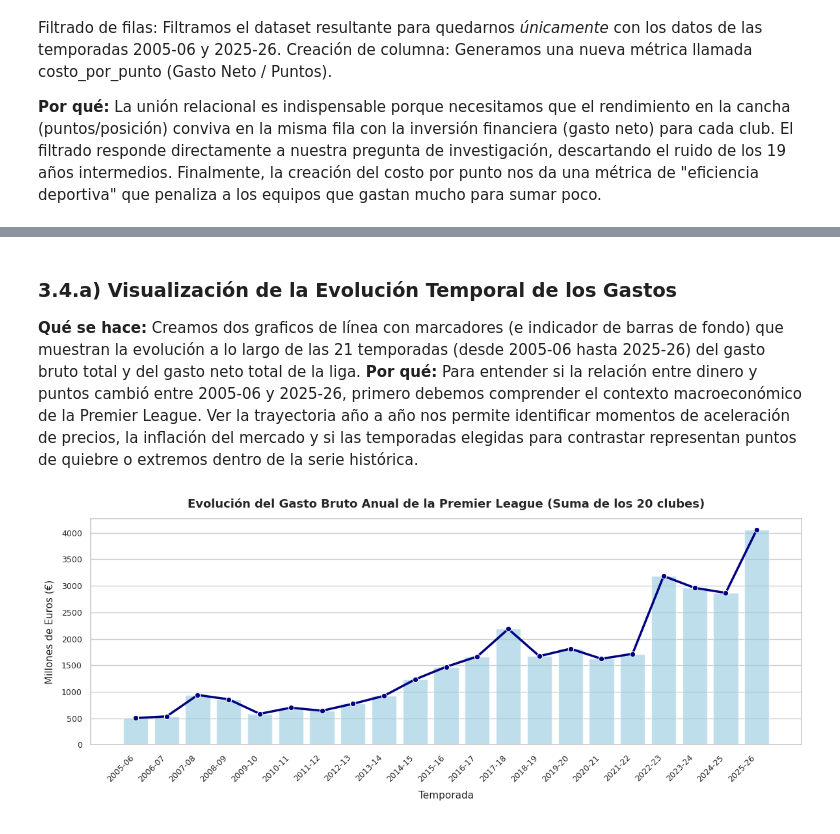
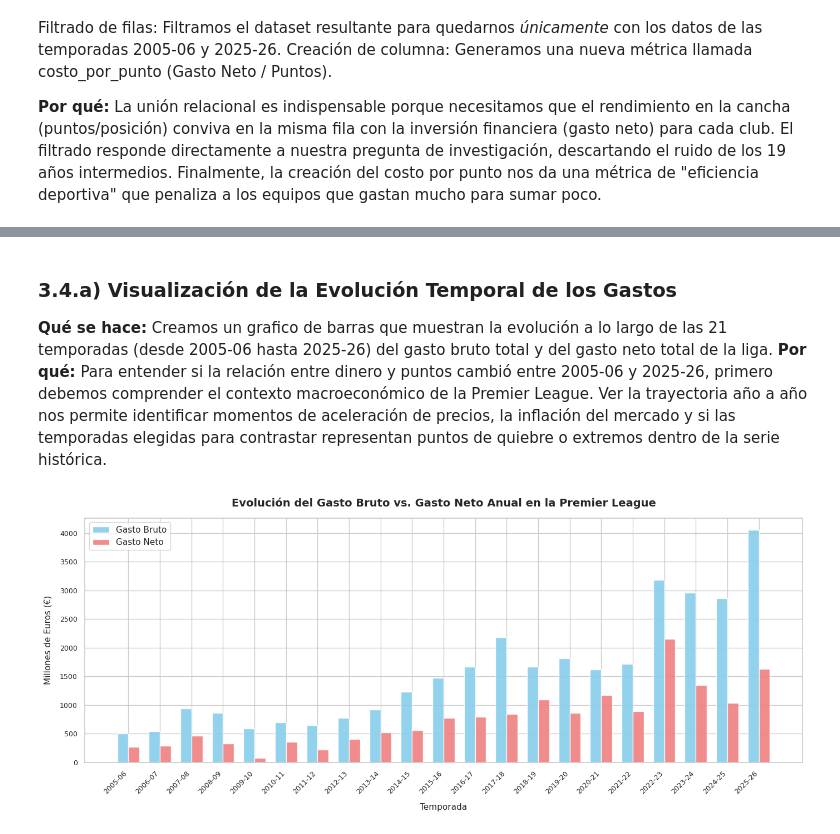
Before and after one commit to valeencamargo14/TP-Labo-, a Jupyter notebook: TP_Labo.ipynb, the cells around one changed output, grey strips where cells are left out. Drawn from its saved outputs; the diff is of its cells as text; code cells hidden in the pictures.

Commit message:
Cambio de grafico en el 3.4.a)

```diff
--- a/TP_Labo.ipynb
+++ b/TP_Labo.ipynb
@@ -332,24 +332,31 @@ Dimensiones del nuevo dataset de estudio: (40, 18)
 | 2 | 2025-26 | Manchester United | 3 | 71 | 38 | 20 | 11 | 7 | 69 | ... |
 # %% [markdown]
 ### 3.4.a) Visualización de la Evolución Temporal de los Gastos
-**Qué se hace:** Creamos dos graficos de línea con marcadores (e indicador de barras de fondo) que muestran la evolución a lo largo de las 21 temporadas (desde 2005-06 hasta 2025-26) del gasto bruto total y del gasto neto total de la liga.
+**Qué se hace:** Creamos un grafico de barras que muestran la evolución a lo largo de las 21 temporadas (desde 2005-06 hasta 2025-26) del gasto bruto total y del gasto neto total de la liga.
 **Por qué:** Para entender si la relación entre dinero y puntos cambió entre 2005-06 y 2025-26, primero debemos comprender el contexto macroeconómico de la Premier League. Ver la trayectoria año a año nos permite identificar momentos de aceleración de precios, la inflación del mercado y si las temporadas elegidas para contrastar representan puntos de quiebre o extremos dentro de la serie histórica.
 # %%
-# Configurar el estilo visual
-sns.set_theme(style="whitegrid")
+import numpy as np
 
-# Gráfico 1: Gasto Bruto por Temporada (Ajustado para pantalla y sin etiquetas de texto)
-plt.figure(figsize=(12, 5))
-sns.barplot(x=gasto_bruto_temporada.index, y=gasto_bruto_temporada.values, color='skyblue', alpha=0.6)
-sns.lineplot(x=gasto_bruto_temporada.index, y=gasto_bruto_temporada.values, color='navy', marker='o', linewidth=2.5, markersize=6)
+# Preparar los datos para el gráfico agrupado
+temporadas = gasto_bruto_temporada.index
+x = np.arange(len(temporadas))
+ancho_barra = 0.35
 
-plt.title('Evolución del Gasto Bruto Anual de la Premier League (Suma de los 20 clubes)', fontsize=13, fontweight='bold', pad=12)
-plt.xlabel('Temporada', fontsize=11, labelpad=8)
-plt.ylabel('Millones de Euros (€)', fontsize=11, labelpad=8)
-plt.xticks(rotation=45, ha='right', fontsize=9)
+plt.figure(figsize=(14, 6))
+
+# Dibujar las barras agrupadas
+plt.bar(x - ancho_barra/2, gasto_bruto_temporada.values, width=ancho_barra, label='Gasto Bruto', color='skyblue', alpha=0.9)
+plt.bar(x + ancho_barra/2, gasto_neto_temporada.values, width=ancho_barra, label='Gasto Neto', color='lightcoral', alpha=0.9)
+
+# Configuración estética del gráfico
+plt.title('Evolución del Gasto Bruto vs. Gasto Neto Anual en la Premier League', fontsize=14, fontweight='bold', pad=15)
+plt.xlabel('Temporada', fontsize=11, labelpad=10)
+plt.ylabel('Millones de Euros (€)', fontsize=11, labelpad=10)
+plt.xticks(ticks=x, labels=temporadas, rotation=45, ha='right', fontsize=9)
 plt.yticks(fontsize=9)
+plt.legend(fontsize=11)
 
 plt.tight_layout()
 plt.show()
 # %% [output]
-[figure, old version]
+[figure, new version]
```
Also changed, not shown: parts of 1 cell of this notebook.
